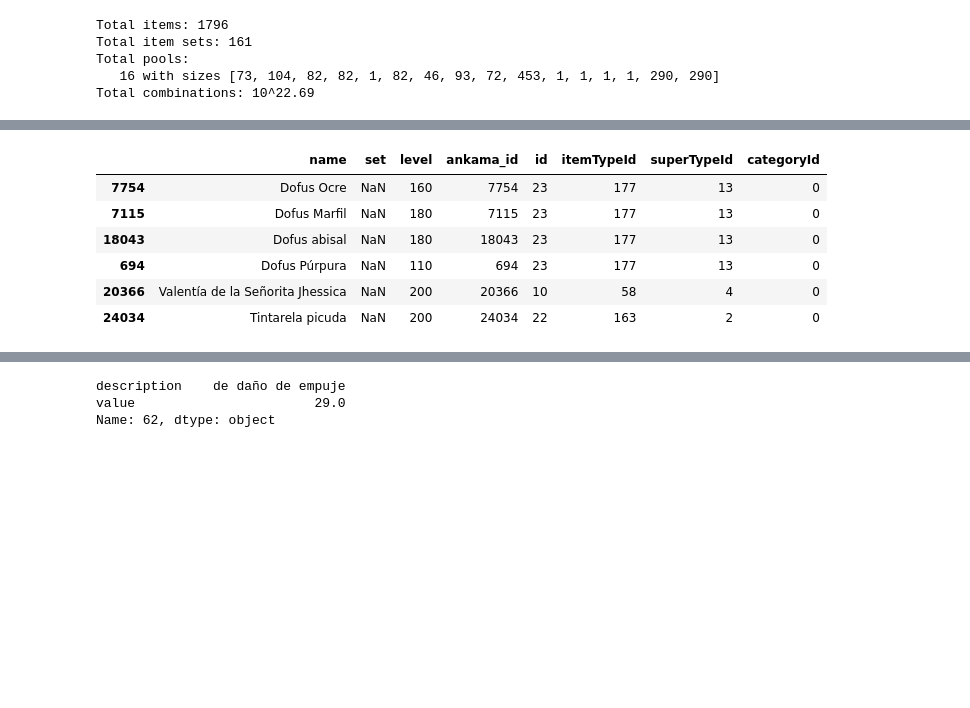
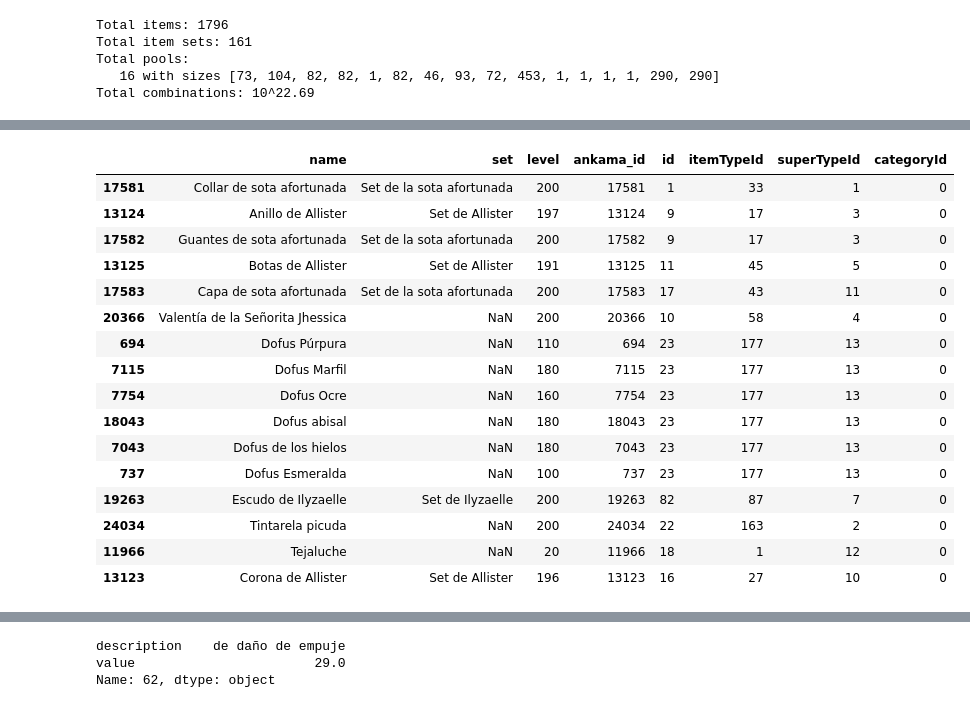
Before and after one commit to jdtibochab/dofus-set-optimizer, a Jupyter notebook: Items.ipynb, the cells around one changed output, grey strips where cells are left out. Saved outputs shown, nothing was run; the diff lists cells and outputs as text; code cells hidden in the pictures; blank space fills up the shorter version.

```diff
--- a/Items.ipynb
+++ b/Items.ipynb
@@ -10,7 +10,7 @@ from analysis import construct_report_str
 import json
 # %%
 # with open("reports/crit-omni-ranged/2026-09-05_15-44-02/config.json", "r") as file:
-with open("workflows/report-sacri-tank_20260921-191045/run_training/config.json", "r") as file:
+with open("workflows/report-sacri-tank_20260922-110152/run_training/config.json", "r") as file:
     config = json.load(file)
     # Convert all string keys into int
     config['character']['exo'] = {int(k): v for k, v in config['character']['exo'].items()}
@@ -48,10 +54,39 @@ Items[Items['name'].str.contains('tintarela', case=False)][['name', 'ankama_id']
 # %%
-Items.loc[[7754, 7115, 18043, 694, 20366, 24034]]
+Items.loc[
+    [
+			17581, # Collar de sota afortunada
+			13124, # Anillo Allister
+			17582, # Guantes de sota afortunada
+			13125, # Botas Allister
+			17583, # Capa sota
+			20366, # Valentía de la Señorita Jhessica
+			694, # Dofus Púrpura
+			7115, # Dofus Marfil
+			7754, # Dofus Ocre
+			18043, # Dofus abisal
+			7043, # Dofus de los hielos
+			737, # Dofus esmeralda
+			19263, # Escudo de Ilyzaelle
+			24034, # Tintarela picuda
+			11966, # Tejaluche
+			13123, # Corona Allister
+			]
+]
 # %% [output]
 |  | name | set | level | ankama_id | id | itemTypeId | superTypeId | categoryId |
+| 17581 | Collar de sota afortunada | Set de la sota afortunada | 200 | 17581 | 1 | 33 | 1 | 0 |
+| 13124 | Anillo de Allister | Set de Allister | 197 | 13124 | 9 | 17 | 3 | 0 |
+| 17582 | Guantes de sota afortunada | Set de la sota afortunada | 200 | 17582 | 9 | 17 | 3 | 0 |
+| 13125 | Botas de Allister | Set de Allister | 191 | 13125 | 11 | 45 | 5 | 0 |
+| 17583 | Capa de sota afortunada | Set de la sota afortunada | 200 | 17583 | 17 | 43 | 11 | 0 |
+| 20366 | Valentía de la Señorita Jhessica | NaN | 200 | 20366 | 10 | 58 | 4 | 0 |
+| 694 | Dofus Púrpura | NaN | 110 | 694 | 23 | 177 | 13 | 0 |
+| 7115 | Dofus Marfil | NaN | 180 | 7115 | 23 | 177 | 13 | 0 |
 | 7754 | Dofus Ocre | NaN | 160 | 7754 | 23 | 177 | 13 | 0 |
-| 7115 | Dofus Marfil | NaN | 180 | 7115 | 23 | 177 | 13 | 0 |
 | 18043 | Dofus abisal | NaN | 180 | 18043 | 23 | 177 | 13 | 0 |
-| 694 | Dofus Púrpura | NaN | 110 | 694 | 23 | 177 | 13 | 0 |
-| 20366 | Valentía de la Señorita Jhessica | NaN | 200 | 20366 | 10 | 58 | 4 | 0 |
+| 7043 | Dofus de los hielos | NaN | 180 | 7043 | 23 | 177 | 13 | 0 |
+| 737 | Dofus Esmeralda | NaN | 100 | 737 | 23 | 177 | 13 | 0 |
+| 19263 | Escudo de Ilyzaelle | Set de Ilyzaelle | 200 | 19263 | 82 | 87 | 7 | 0 |
 | 24034 | Tintarela picuda | NaN | 200 | 24034 | 22 | 163 | 2 | 0 |
+| 11966 | Tejaluche | NaN | 20 | 11966 | 18 | 1 | 12 | 0 |
+| 13123 | Corona de Allister | Set de Allister | 196 | 13123 | 16 | 27 | 10 | 0 |
```
Also changed, not shown: parts of 3 cells of this notebook, 6 other files.
